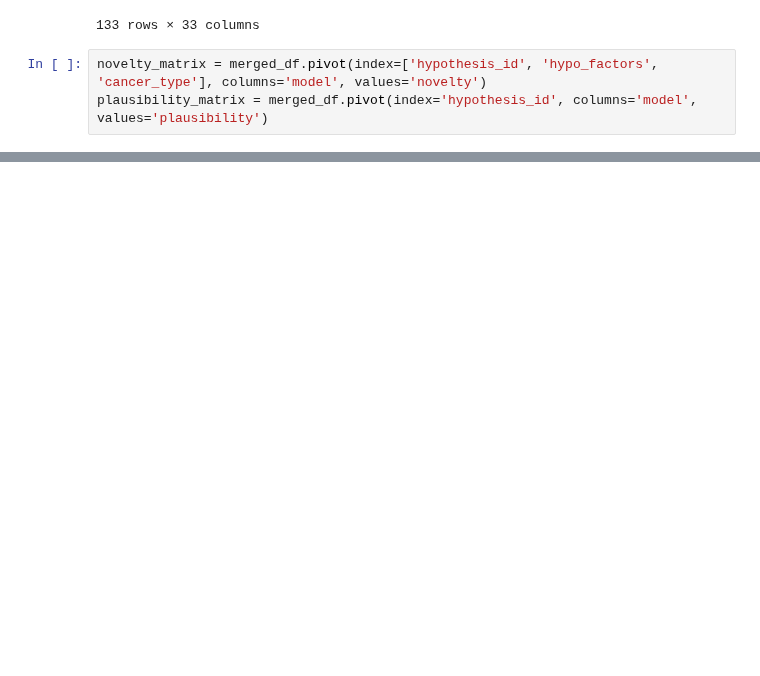
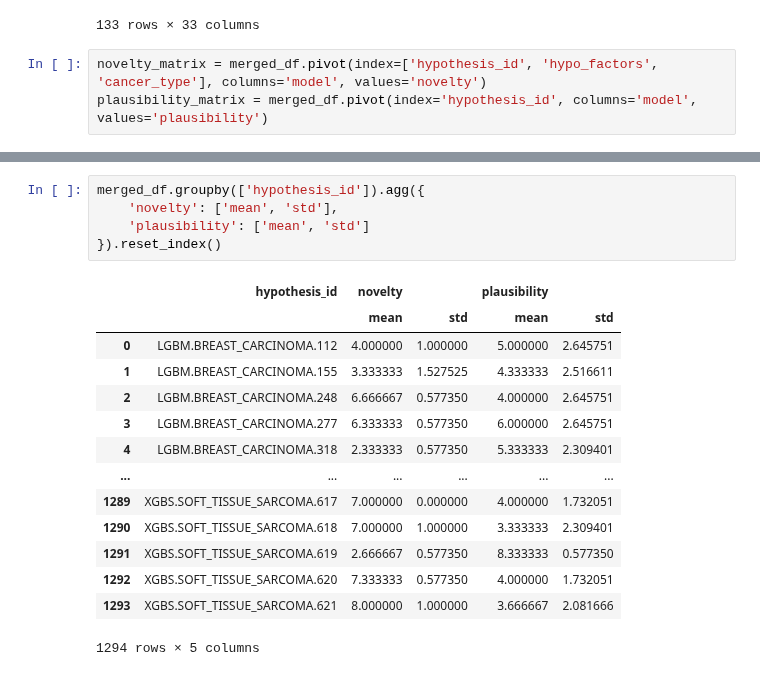
Before and after one commit to Taneun/OncoHypothesis-LLM-Ranker, a Jupyter notebook: pan_cancer/llm_results_analysis.ipynb, the cells around one changed output, grey strips where cells are left out. Drawn from its saved outputs; the diff is of its cells as text; blank space fills up the shorter version.

```diff
--- a/pan_cancer/llm_results_analysis.ipynb
+++ b/pan_cancer/llm_results_analysis.ipynb
@@ -108,0 +113,20 @@ merged_df[merged_df['hypothesis_id'] == 'LGBM.BREAST_CARCINOMA.214']
+# %%
+merged_df.groupby(['hypothesis_id']).agg({
+    'novelty': ['mean', 'std'],
+    'plausibility': ['mean', 'std']
+}).reset_index()
+# %% [output]
+|  | hypothesis_id | novelty |  | plausibility |  |
+|  |  | mean | std | mean | std |
+| 0 | LGBM.BREAST_CARCINOMA.112 | 4.000000 | 1.000000 | 5.000000 | 2.645751 |
+| 1 | LGBM.BREAST_CARCINOMA.155 | 3.333333 | 1.527525 | 4.333333 | 2.516611 |
+| 2 | LGBM.BREAST_CARCINOMA.248 | 6.666667 | 0.577350 | 4.000000 | 2.645751 |
+| 3 | LGBM.BREAST_CARCINOMA.277 | 6.333333 | 0.577350 | 6.000000 | 2.645751 |
+| 4 | LGBM.BREAST_CARCINOMA.318 | 2.333333 | 0.577350 | 5.333333 | 2.309401 |
+| ... | ... | ... | ... | ... | ... |
+| 1289 | XGBS.SOFT_TISSUE_SARCOMA.617 | 7.000000 | 0.000000 | 4.000000 | 1.732051 |
+| 1290 | XGBS.SOFT_TISSUE_SARCOMA.618 | 7.000000 | 1.000000 | 3.333333 | 2.309401 |
+| 1291 | XGBS.SOFT_TISSUE_SARCOMA.619 | 2.666667 | 0.577350 | 8.333333 | 0.577350 |
+| 1292 | XGBS.SOFT_TISSUE_SARCOMA.620 | 7.333333 | 0.577350 | 4.000000 | 1.732051 |
+| 1293 | XGBS.SOFT_TISSUE_SARCOMA.621 | 8.000000 | 1.000000 | 3.666667 | 2.081666 |
+1294 rows × 5 columns
```
Also changed, not shown: parts of 23 cells of this notebook, 8 other files.
